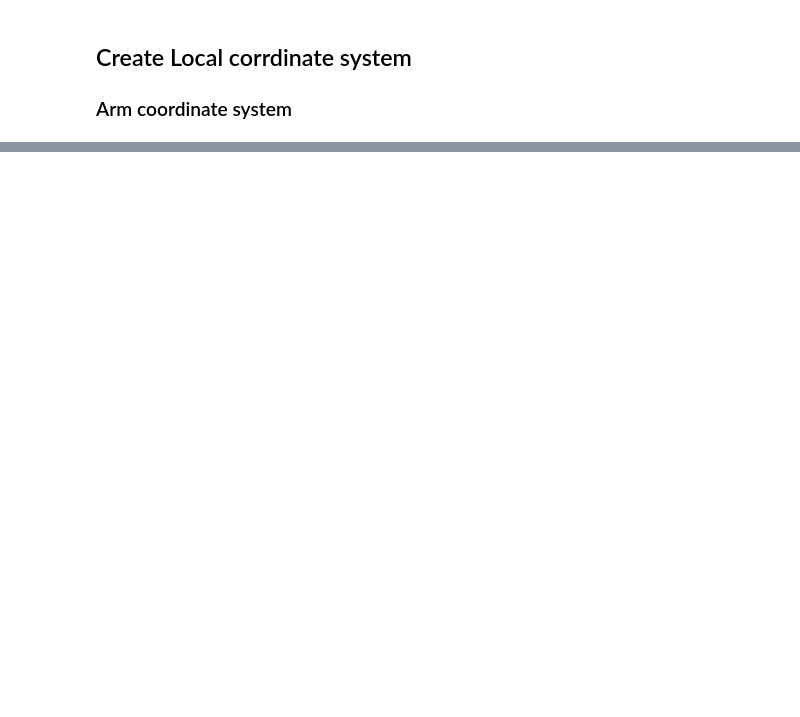
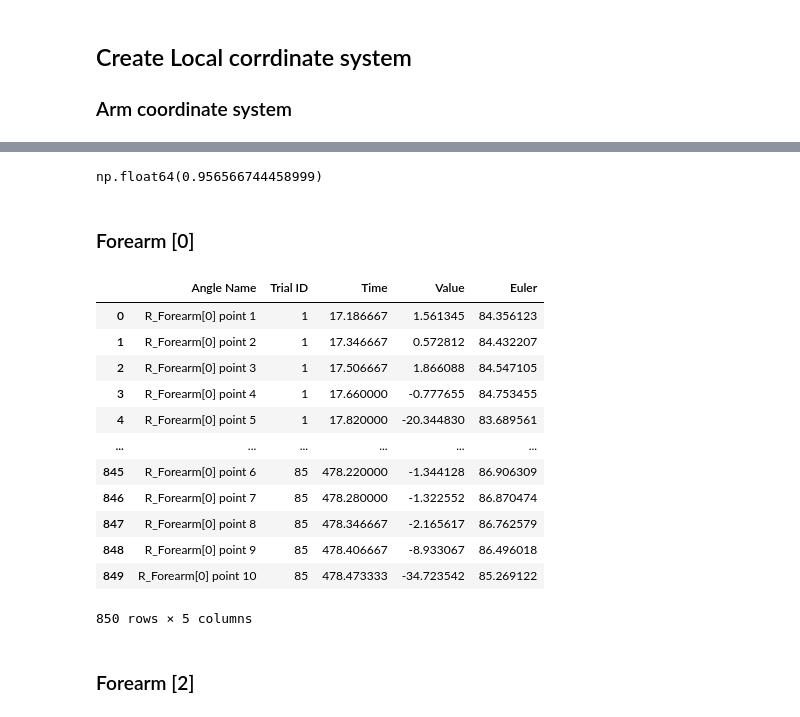
Before and after one commit to Motor-Learning-Lab/MCSRsystem, a Jupyter notebook: SetupV2/MultSynchronization/SetipV2.ipynb, the cells around one changed output, grey strips where cells are left out. Saved outputs shown, nothing was run; the diff lists cells and outputs as text; code cells hidden in the pictures; blank space fills up the shorter version.

```diff
--- a/SetupV2/MultSynchronization/SetipV2.ipynb
+++ b/SetupV2/MultSynchronization/SetipV2.ipynb
@@ -152,0 +215,2 @@ plt.show()
+# %%
+framesV2,global_transformV2 = get_frames(Subject2_MCdata)
@@ -152,0 +303,3 @@ plt.show()
+# %%
+euler_vels = ktk.filters.deriv(euler)
+euler_vels.resample(euler.time, kind="cubic", in_place=True)
@@ -152,0 +367,6 @@ plt.show()
+# %%
+euler_vels.data["R_Forearm"][2555][0]
+# %% [output]
+np.float64(0.956566744458999)
+# %% [markdown]
+### Forearm [0]
@@ -152,0 +459,46 @@ plt.show()
+# %%
+# Initialize an empty list to hold the results
+Angvel_R_Forearm0 = []
+
+# Loop through each trial and extract 10 point values equally from start and end_idx
+for i, (start_idx, end_idx) in enumerate(trial_indices):
+    trial_length = end_idx - start_idx
+
+    # Calculate the indices for the 10 points in a vectorized way
+    point_indices = np.clip(np.linspace(start_idx, end_idx, num=11, dtype=int), start_idx, end_idx)
+
+    # Extract the corresponding time, value, and euler for each point
+    for j in range(1, 11):  # points 1 to 10
+        point_time = euler_vels.time[point_indices[j]]
+        point_value = euler_vels.data["R_Forearm"][point_indices[j], 0]
+        point_euler = euler.data["R_Forearm"][point_indices[j], 0]
+
+        # Append the results for each point
+        Angvel_R_Forearm0.append({
+            "Angle Name": f"R_Forearm[0] point {j}",
+            "Trial ID": i + 1,
+            "Time": point_time,
+            "Value": point_value,
+            "Euler": point_euler
+        })
+
+# Convert the list to a DataFrame
+Angvel_R_Forearm0 = pd.DataFrame(Angvel_R_Forearm0)
+# %%
+Angvel_R_Forearm0
+# %% [output]
+|  | Angle Name | Trial ID | Time | Value | Euler |
+| 0 | R_Forearm[0] point 1 | 1 | 17.186667 | 1.561345 | 84.356123 |
+| 1 | R_Forearm[0] point 2 | 1 | 17.346667 | 0.572812 | 84.432207 |
+| 2 | R_Forearm[0] point 3 | 1 | 17.506667 | 1.866088 | 84.547105 |
+| 3 | R_Forearm[0] point 4 | 1 | 17.660000 | -0.777655 | 84.753455 |
+| 4 | R_Forearm[0] point 5 | 1 | 17.820000 | -20.344830 | 83.689561 |
+| ... | ... | ... | ... | ... | ... |
+| 845 | R_Forearm[0] point 6 | 85 | 478.220000 | -1.344128 | 86.906309 |
+| 846 | R_Forearm[0] point 7 | 85 | 478.280000 | -1.322552 | 86.870474 |
+| 847 | R_Forearm[0] point 8 | 85 | 478.346667 | -2.165617 | 86.762579 |
+| 848 | R_Forearm[0] point 9 | 85 | 478.406667 | -8.933067 | 86.496018 |
+| 849 | R_Forearm[0] point 10 | 85 | 478.473333 | -34.723542 | 85.269122 |
+850 rows × 5 columns
+# %% [markdown]
+### Forearm [2]
```
Also changed, not shown: parts of 50 cells of this notebook, 1 other file.
